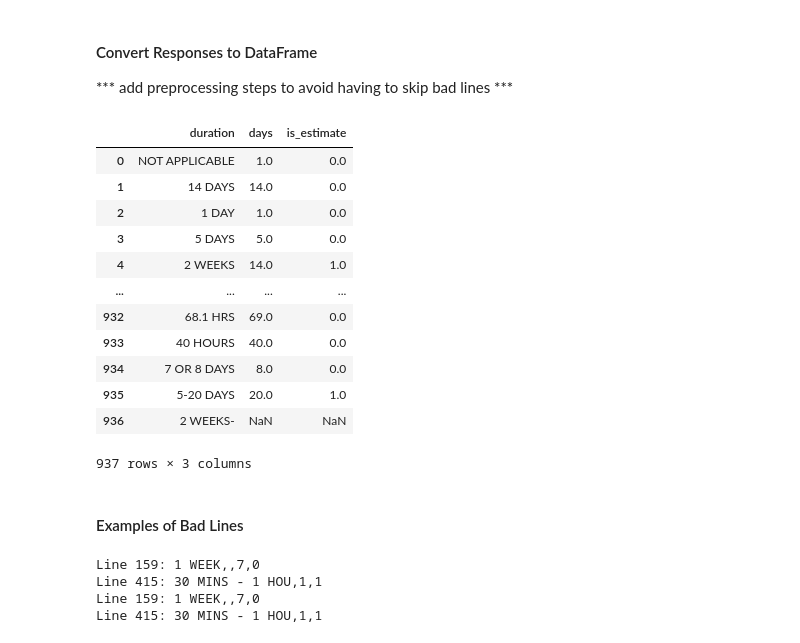
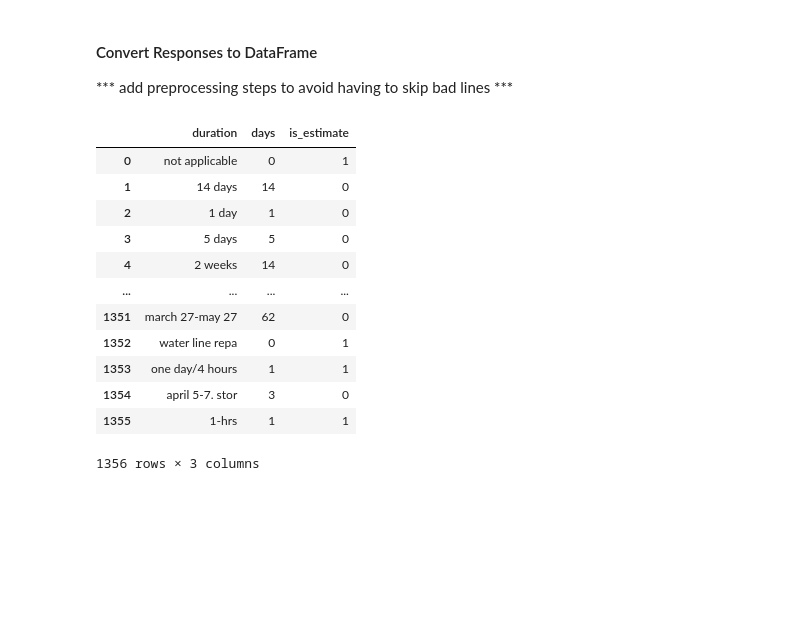
Before and after one commit to Adam-C-Blake/LLM-Data-Cleansing, a Jupyter notebook: llm_data_cleansing.ipynb, the cells around one changed output. Saved outputs shown, nothing was run; the diff lists cells and outputs as text; code cells hidden in the pictures; blank space fills up the shorter version.

```diff
--- a/llm_data_cleansing.ipynb
+++ b/llm_data_cleansing.ipynb
@@ -19,13 +19,13 @@ from langchain_openai import ChatOpenAI
 
 
 # Setting model
-llm_model = "gpt-3.5-turbo"
+llm_model = "gpt-4o-mini"
 
 # Initialize OpenAI LLM with LangChain
 llm = ChatOpenAI(
     openai_api_key=OPENAI_API_KEY,
     model_name=llm_model,
-    #temperature=0.7,   # Control randomness: 0.0 is deterministic, 1.0 is very creative
+    temperature=0,   # Control randomness: 0.0 is deterministic, 1.0 is very creative
     #max_tokens=1500    # Max tokens in the response
 )
 # %% [markdown]
@@ -63,0 +62,14 @@ Using tiktoken to determin total tokens to be sent.
+# %%
+import pandas as pd
+import tiktoken
+
+# Load the CSV data and assign to DataFrame
+csv_file_path = 'data/llm_unique_data.csv'
+raw_df = pd.read_csv(csv_file_path)
+
+# Setting the DURATION column to llm_data
+llm_data = raw_df['DURATION']
+
+# Display the first few data entries
+print("Raw Data Preview:")
+display(llm_data.head())
@@ -64,14 +138,4 @@ Using tiktoken to determin total tokens to be sent.
 # %%
-import pandas as pd
-import tiktoken
-
-# Load the CSV data and assign to DataFrame
-csv_file_path = 'data/llm_unique_data.csv'
-df = pd.read_csv(csv_file_path)
-
-# Setting the DURATION column to llm_data
-llm_data = df['DURATION']
-
 # Initialize tokenizer
 tokenizer = tiktoken.get_encoding("cl100k_base")
 
@@ -84,7 +148,5 @@ total_tokens = llm_data_tokens.sum()
 # Checking output
 print(f'\nTotal Rows: {len(llm_data)}')
 print(f'Total Tokens: {total_tokens}')
-print('\nData Preview:')
-display(llm_data.head())
 # %% [output]
 Total Rows: 1356
@@ -170,56 +222,39 @@ for batch in split_data_by_token_limit(llm_data, prompt):
 # %%
 import pandas as pd
 import io
 
 # Initialize an empty list to store DataFrames
 df_list = []
 
 # Process each CSV string in results
 for content in results:
     try:
         # Read the CSV-formatted string into a DataFrame
-        df = pd.read_csv(io.StringIO(content), on_bad_lines='skip') # Preprocess to avoid skipping
+        df = pd.read_csv(io.StringIO(content))#, on_bad_lines='skip')
         df_list.append(df)
 
     except Exception as e:
         print(f"Error parsing result: {e}")
 
 
 # Concatenate all DataFrames if any
 if df_list:
     df_results = pd.concat(df_list, ignore_index=True)
     display(df_results)
 
 else:
     print("No valid results to convert into a DataFrame.")
 # %% [output]
 |  | duration | days | is_estimate |
-| 0 | NOT APPLICABLE | 1.0 | 0.0 |
-| 1 | 14 DAYS | 14.0 | 0.0 |
-| 2 | 1 DAY | 1.0 | 0.0 |
-| 3 | 5 DAYS | 5.0 | 0.0 |
-| 4 | 2 WEEKS | 14.0 | 1.0 |
+| 0 | not applicable | 0 | 1 |
+| 1 | 14 days | 14 | 0 |
+| 2 | 1 day | 1 | 0 |
+| 3 | 5 days | 5 | 0 |
+| 4 | 2 weeks | 14 | 0 |
 | ... | ... | ... | ... |
-| 932 | 68.1 HRS | 69.0 | 0.0 |
-| 933 | 40 HOURS | 40.0 | 0.0 |
-| 934 | 7 OR 8 DAYS | 8.0 | 0.0 |
-| 935 | 5-20 DAYS | 20.0 | 1.0 |
-| 936 | 2 WEEKS- | NaN | NaN |
+| 1351 | march 27-may 27 | 62 | 0 |
+| 1352 | water line repa | 0 | 1 |
+| 1353 | one day/4 hours | 1 | 1 |
+| 1354 | april 5-7. stor | 3 | 0 |
+| 1355 | 1-hrs | 1 | 1 |
-937 rows × 3 columns
+1356 rows × 3 columns
-# %% [markdown]
-#### Examples of Bad Lines
-# %%
-# Combine all results into a single string
-all_results = "\n".join(results)
-
-# Split the combined results into lines
-lines = all_results.split('\n')
-
-# Inspect the problematic lines
-print(f"Line 159: {lines[158]}")  # Indexing starts from 0
-print(f"Line 415: {lines[414]}")
-# %% [output]
-Line 159: 1 WEEK,,7,0
-Line 415: 30 MINS - 1 HOU,1,1
-Line 159: 1 WEEK,,7,0
-Line 415: 30 MINS - 1 HOU,1,1
```
Also changed, not shown: parts of 10 cells of this notebook.
